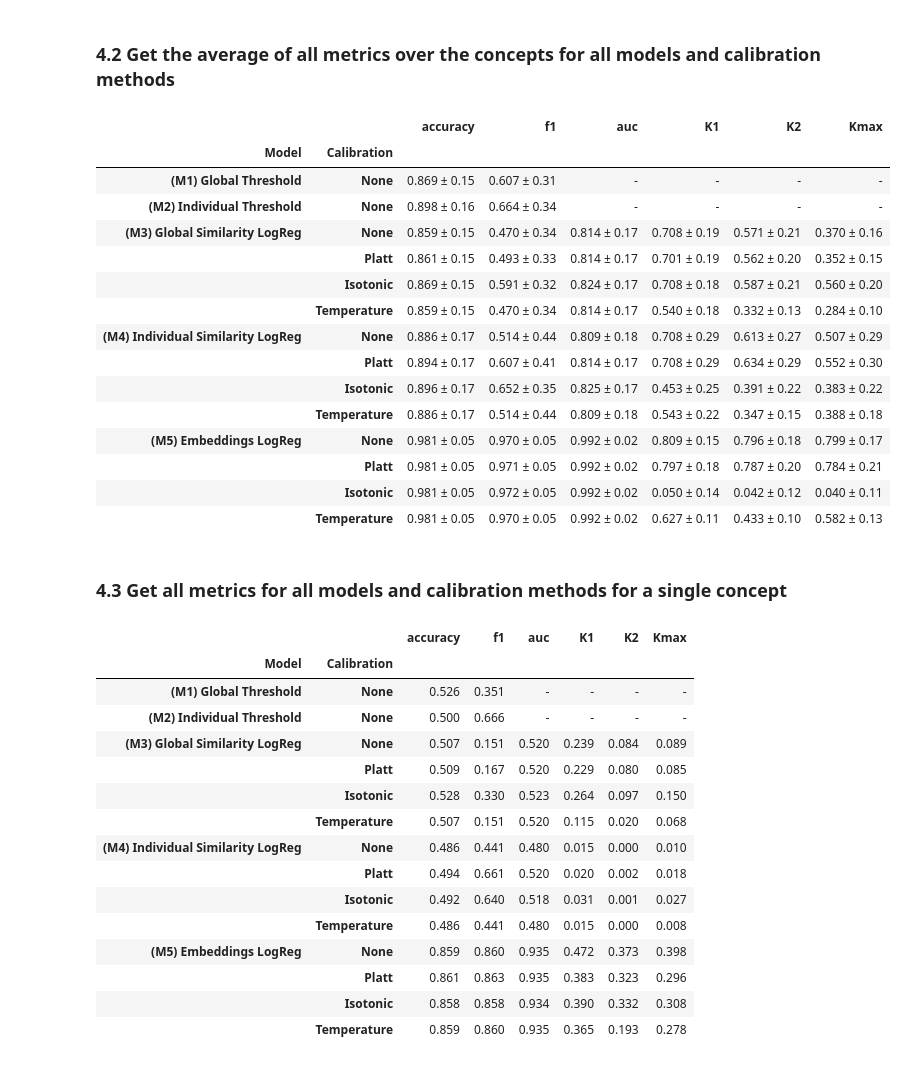
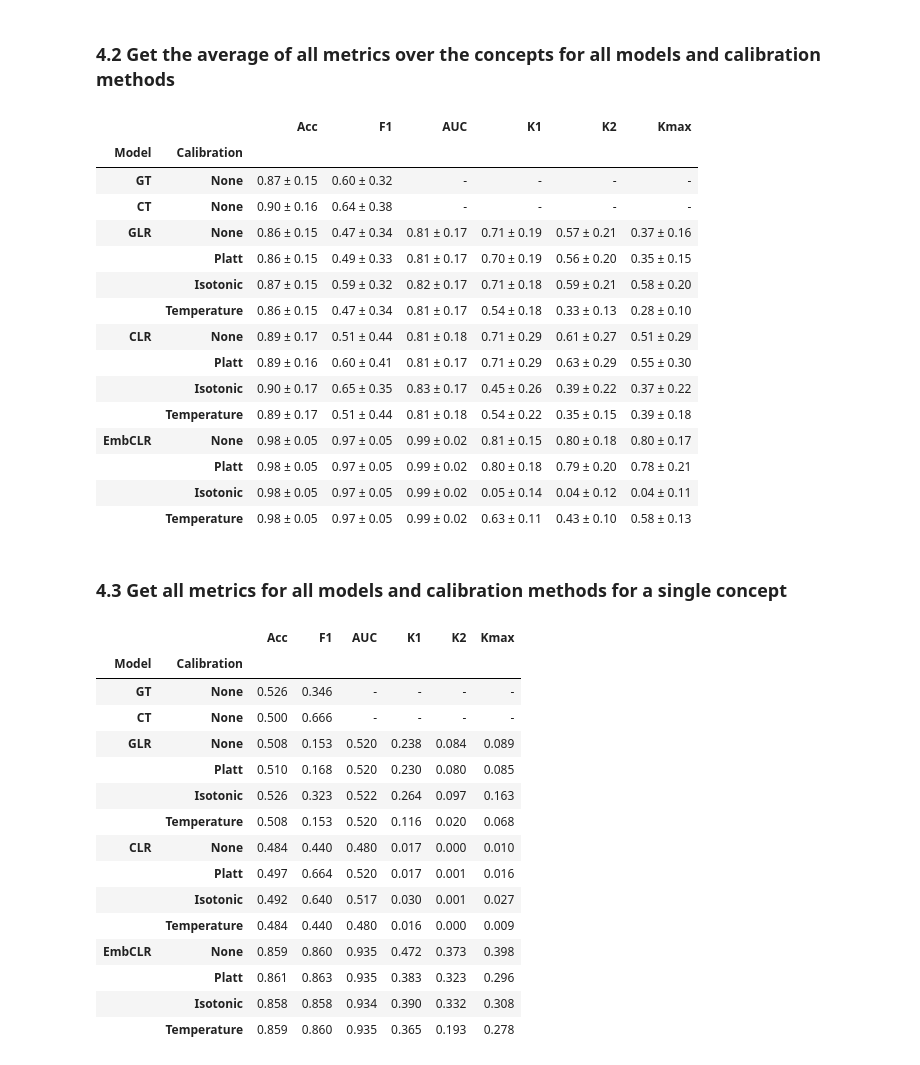
Before and after one commit to cassandra-goldberg/Calibrated_Concepts, a Jupyter notebook: Experiments/Experiment.ipynb, the cells around one changed output. Drawn from its saved outputs; the diff is of its cells as text; code cells hidden in the pictures.

Commit message:
Change model names and save more results

```diff
--- a/Experiments/Experiment.ipynb
+++ b/Experiments/Experiment.ipynb
@@ -68,9 +86,9 @@ m5_train_errors['Model'] = '(M5) Embeddings LogReg'
 # %%
-base_models = {'(M1) Global Threshold': m1_models,
-          '(M2) Individual Threshold': m2_models,
-          '(M3) Global Similarity LogReg': m3_models,
-          '(M4) Individual Similarity LogReg': m4_models,
-          '(M5) Embeddings LogReg': m5_models
+base_models = {'GT': m1_models,
+               'CT': m2_models,
+               'GLR': m3_models,
+               'CLR': m4_models,
+               'EmbCLR': m5_models
          }
 # %% [markdown]
 ### 2.1 Evaluate training classification error
@@ -177,28 +195,31 @@ if len(concepts) <= 10:
 # %%
 metrics_avg_df = compare_all_models_calibration_avg(base_models, m3_models_cal, m4_models_cal, m5_models_cal,
                                    test_metadata_df, test_cosine_similarity_df, test_embeddings)
 metrics_avg_df.to_csv(os.path.join(results_path, 'metrics_average.csv'))
 with open(os.path.join(results_path, 'metrics_average.tex'), 'w') as tf:
      tf.write(metrics_avg_df.to_latex())
 
-metrics_avg_df.style.highlight_max(color='grey', subset=['accuracy','f1','auc'])
+with open(os.path.join(results_path, 'metrics_average_short.tex'), 'w') as tf:
+     tf.write(metrics_avg_df[['Acc','K1','Kmax']].to_latex())
+
+metrics_avg_df#.style.highlight_max(color='grey', subset=['Acc','F1','AUC'])
 # %% [output]
-|  |  | accuracy | f1 | auc | K1 | K2 | Kmax |
+|  |  | Acc | F1 | AUC | K1 | K2 | Kmax |
 | Model | Calibration |  |  |  |  |  |  |
-| (M1) Global Threshold | None | 0.869 ± 0.15 | 0.607 ± 0.31 | - | - | - | - |
-| (M2) Individual Threshold | None | 0.898 ± 0.16 | 0.664 ± 0.34 | - | - | - | - |
-| (M3) Global Similarity LogReg | None | 0.859 ± 0.15 | 0.470 ± 0.34 | 0.814 ± 0.17 | 0.708 ± 0.19 | 0.571 ± 0.21 | 0.370 ± 0.16 |
-|  | Platt | 0.861 ± 0.15 | 0.493 ± 0.33 | 0.814 ± 0.17 | 0.701 ± 0.19 | 0.562 ± 0.20 | 0.352 ± 0.15 |
-|  | Isotonic | 0.869 ± 0.15 | 0.591 ± 0.32 | 0.824 ± 0.17 | 0.708 ± 0.18 | 0.587 ± 0.21 | 0.560 ± 0.20 |
-|  | Temperature | 0.859 ± 0.15 | 0.470 ± 0.34 | 0.814 ± 0.17 | 0.540 ± 0.18 | 0.332 ± 0.13 | 0.284 ± 0.10 |
-| (M4) Individual Similarity LogReg | None | 0.886 ± 0.17 | 0.514 ± 0.44 | 0.809 ± 0.18 | 0.708 ± 0.29 | 0.613 ± 0.27 | 0.507 ± 0.29 |
-|  | Platt | 0.894 ± 0.17 | 0.607 ± 0.41 | 0.814 ± 0.17 | 0.708 ± 0.29 | 0.634 ± 0.29 | 0.552 ± 0.30 |
-|  | Isotonic | 0.896 ± 0.17 | 0.652 ± 0.35 | 0.825 ± 0.17 | 0.453 ± 0.25 | 0.391 ± 0.22 | 0.383 ± 0.22 |
-|  | Temperature | 0.886 ± 0.17 | 0.514 ± 0.44 | 0.809 ± 0.18 | 0.543 ± 0.22 | 0.347 ± 0.15 | 0.388 ± 0.18 |
-| (M5) Embeddings LogReg | None | 0.981 ± 0.05 | 0.970 ± 0.05 | 0.992 ± 0.02 | 0.809 ± 0.15 | 0.796 ± 0.18 | 0.799 ± 0.17 |
-|  | Platt | 0.981 ± 0.05 | 0.971 ± 0.05 | 0.992 ± 0.02 | 0.797 ± 0.18 | 0.787 ± 0.20 | 0.784 ± 0.21 |
-|  | Isotonic | 0.981 ± 0.05 | 0.972 ± 0.05 | 0.992 ± 0.02 | 0.050 ± 0.14 | 0.042 ± 0.12 | 0.040 ± 0.11 |
-|  | Temperature | 0.981 ± 0.05 | 0.970 ± 0.05 | 0.992 ± 0.02 | 0.627 ± 0.11 | 0.433 ± 0.10 | 0.582 ± 0.13 |
+| GT | None | 0.87 ± 0.15 | 0.60 ± 0.32 | - | - | - | - |
+| CT | None | 0.90 ± 0.16 | 0.64 ± 0.38 | - | - | - | - |
+| GLR | None | 0.86 ± 0.15 | 0.47 ± 0.34 | 0.81 ± 0.17 | 0.71 ± 0.19 | 0.57 ± 0.21 | 0.37 ± 0.16 |
+|  | Platt | 0.86 ± 0.15 | 0.49 ± 0.33 | 0.81 ± 0.17 | 0.70 ± 0.19 | 0.56 ± 0.20 | 0.35 ± 0.15 |
+|  | Isotonic | 0.87 ± 0.15 | 0.59 ± 0.32 | 0.82 ± 0.17 | 0.71 ± 0.18 | 0.59 ± 0.21 | 0.58 ± 0.20 |
+|  | Temperature | 0.86 ± 0.15 | 0.47 ± 0.34 | 0.81 ± 0.17 | 0.54 ± 0.18 | 0.33 ± 0.13 | 0.28 ± 0.10 |
+| CLR | None | 0.89 ± 0.17 | 0.51 ± 0.44 | 0.81 ± 0.18 | 0.71 ± 0.29 | 0.61 ± 0.27 | 0.51 ± 0.29 |
+|  | Platt | 0.89 ± 0.16 | 0.60 ± 0.41 | 0.81 ± 0.17 | 0.71 ± 0.29 | 0.63 ± 0.29 | 0.55 ± 0.30 |
+|  | Isotonic | 0.90 ± 0.17 | 0.65 ± 0.35 | 0.83 ± 0.17 | 0.45 ± 0.26 | 0.39 ± 0.22 | 0.37 ± 0.22 |
+|  | Temperature | 0.89 ± 0.17 | 0.51 ± 0.44 | 0.81 ± 0.18 | 0.54 ± 0.22 | 0.35 ± 0.15 | 0.39 ± 0.18 |
+| EmbCLR | None | 0.98 ± 0.05 | 0.97 ± 0.05 | 0.99 ± 0.02 | 0.81 ± 0.15 | 0.80 ± 0.18 | 0.80 ± 0.17 |
+|  | Platt | 0.98 ± 0.05 | 0.97 ± 0.05 | 0.99 ± 0.02 | 0.80 ± 0.18 | 0.79 ± 0.20 | 0.78 ± 0.21 |
+|  | Isotonic | 0.98 ± 0.05 | 0.97 ± 0.05 | 0.99 ± 0.02 | 0.05 ± 0.14 | 0.04 ± 0.12 | 0.04 ± 0.11 |
+|  | Temperature | 0.98 ± 0.05 | 0.97 ± 0.05 | 0.99 ± 0.02 | 0.63 ± 0.11 | 0.43 ± 0.10 | 0.58 ± 0.13 |
 # %% [markdown]
 ### 4.3 Get all metrics for all models and calibration methods for a single concept
 # %%
@@ -211,21 +232,21 @@ metrics_concept_df.to_csv(os.path.join(results_path, f'metrics_concept_{concept}
 with open(os.path.join(results_path, f'metrics_concept_{concept}.tex'), 'w') as tf:
      tf.write(metrics_concept_df.to_latex())
 
-metrics_concept_df.style.highlight_max(color='grey', subset=['accuracy','f1','auc'])
+metrics_concept_df.style.highlight_max(color='grey', subset=['Acc','F1','AUC'])
 # %% [output]
-|  |  | accuracy | f1 | auc | K1 | K2 | Kmax |
+|  |  | Acc | F1 | AUC | K1 | K2 | Kmax |
 | Model | Calibration |  |  |  |  |  |  |
-| (M1) Global Threshold | None | 0.526 | 0.351 | - | - | - | - |
-| (M2) Individual Threshold | None | 0.500 | 0.666 | - | - | - | - |
-| (M3) Global Similarity LogReg | None | 0.507 | 0.151 | 0.520 | 0.239 | 0.084 | 0.089 |
-|  | Platt | 0.509 | 0.167 | 0.520 | 0.229 | 0.080 | 0.085 |
-|  | Isotonic | 0.528 | 0.330 | 0.523 | 0.264 | 0.097 | 0.150 |
-|  | Temperature | 0.507 | 0.151 | 0.520 | 0.115 | 0.020 | 0.068 |
-| (M4) Individual Similarity LogReg | None | 0.486 | 0.441 | 0.480 | 0.015 | 0.000 | 0.010 |
-|  | Platt | 0.494 | 0.661 | 0.520 | 0.020 | 0.002 | 0.018 |
-|  | Isotonic | 0.492 | 0.640 | 0.518 | 0.031 | 0.001 | 0.027 |
-|  | Temperature | 0.486 | 0.441 | 0.480 | 0.015 | 0.000 | 0.008 |
-| (M5) Embeddings LogReg | None | 0.859 | 0.860 | 0.935 | 0.472 | 0.373 | 0.398 |
+| GT | None | 0.526 | 0.346 | - | - | - | - |
+| CT | None | 0.500 | 0.666 | - | - | - | - |
+| GLR | None | 0.508 | 0.153 | 0.520 | 0.238 | 0.084 | 0.089 |
+|  | Platt | 0.510 | 0.168 | 0.520 | 0.230 | 0.080 | 0.085 |
+|  | Isotonic | 0.526 | 0.323 | 0.522 | 0.264 | 0.097 | 0.163 |
+|  | Temperature | 0.508 | 0.153 | 0.520 | 0.116 | 0.020 | 0.068 |
+| CLR | None | 0.484 | 0.440 | 0.480 | 0.017 | 0.000 | 0.010 |
+|  | Platt | 0.497 | 0.664 | 0.520 | 0.017 | 0.001 | 0.016 |
+|  | Isotonic | 0.492 | 0.640 | 0.517 | 0.030 | 0.001 | 0.027 |
+|  | Temperature | 0.484 | 0.440 | 0.480 | 0.016 | 0.000 | 0.009 |
+| EmbCLR | None | 0.859 | 0.860 | 0.935 | 0.472 | 0.373 | 0.398 |
 |  | Platt | 0.861 | 0.863 | 0.935 | 0.383 | 0.323 | 0.296 |
 |  | Isotonic | 0.858 | 0.858 | 0.934 | 0.390 | 0.332 | 0.308 |
 |  | Temperature | 0.859 | 0.860 | 0.935 | 0.365 | 0.193 | 0.278 |
```
Also changed, not shown: parts of 16 cells of this notebook, 40 other files.
